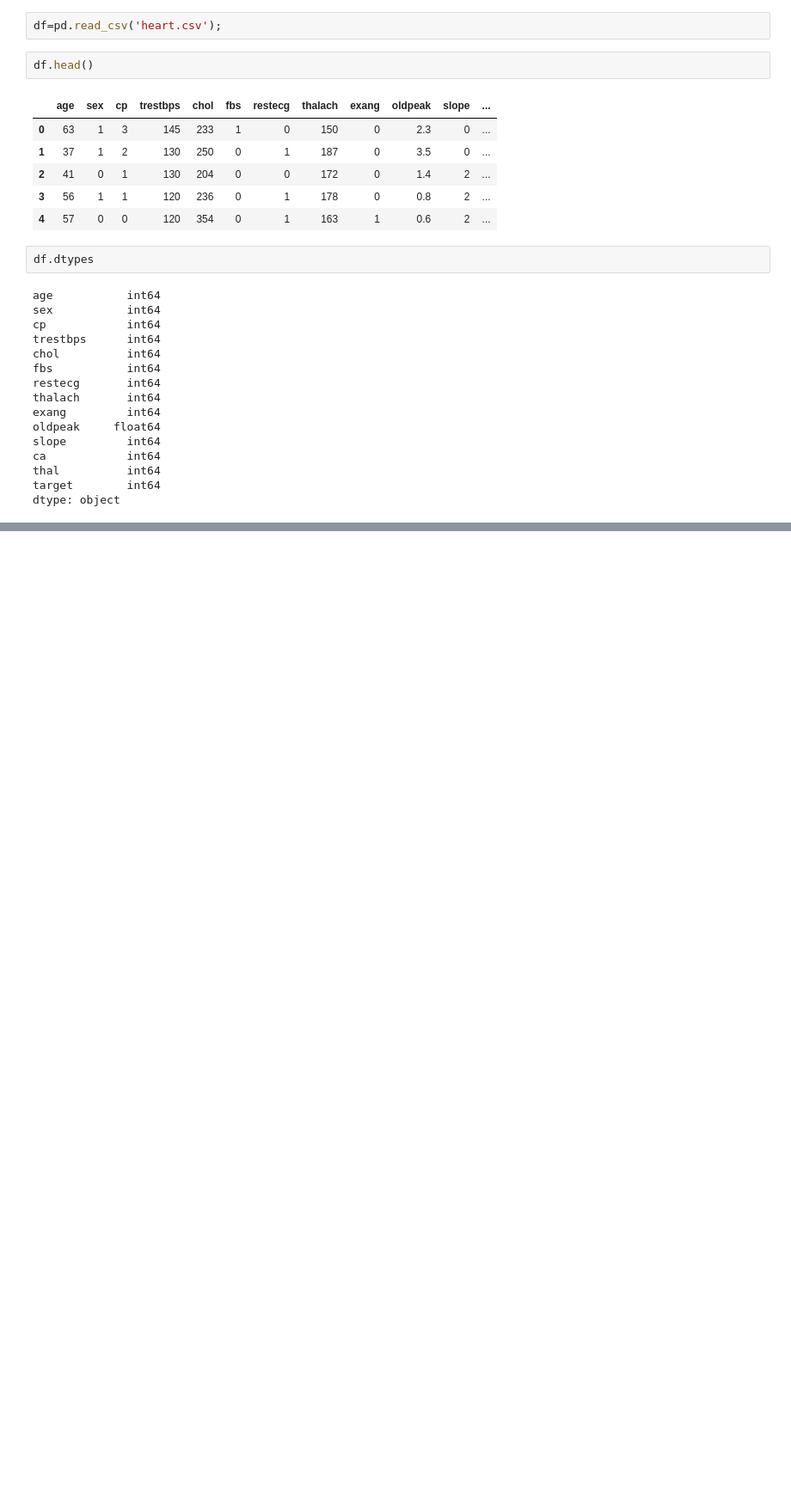
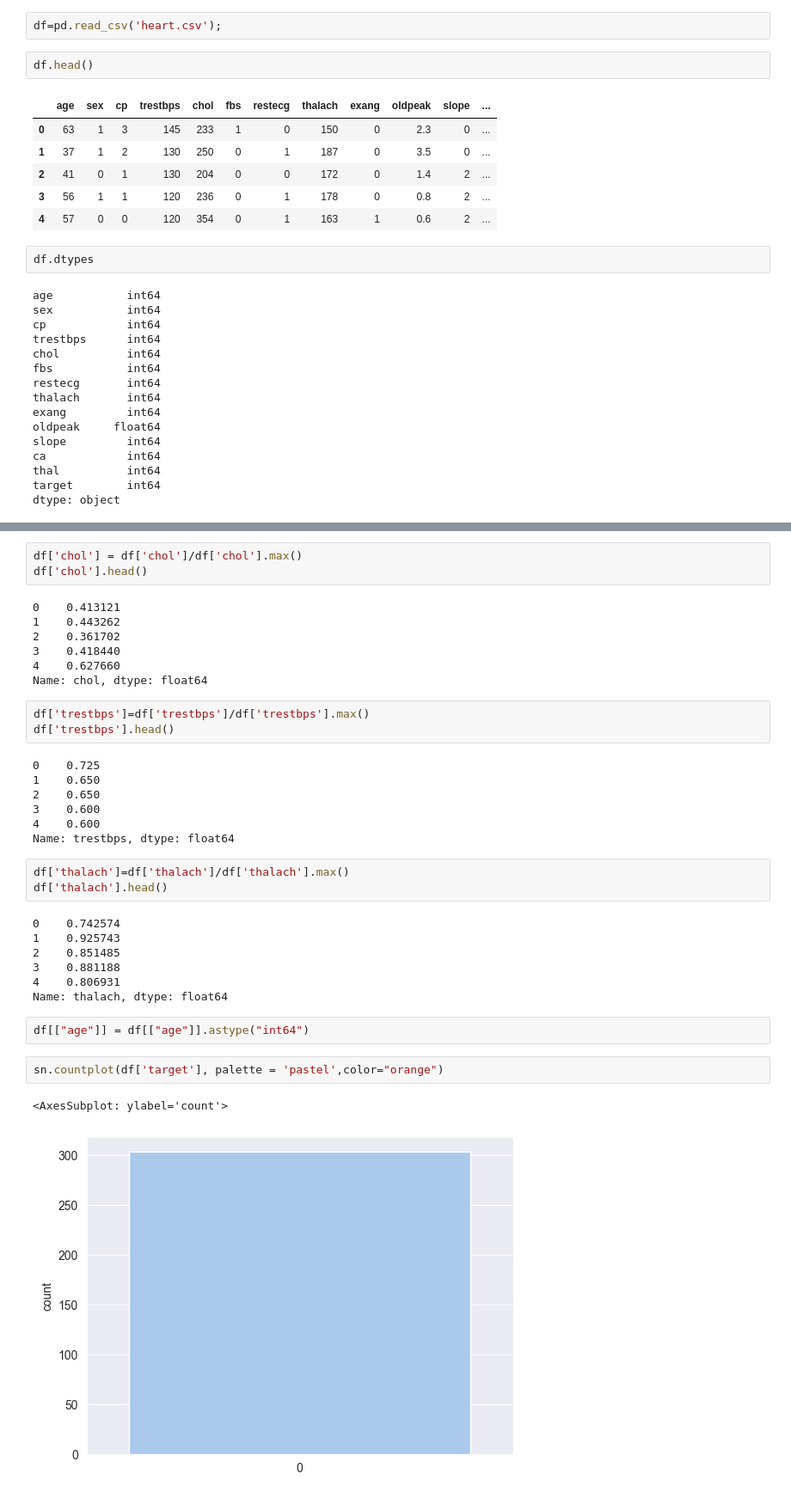
Before and after one commit to 18-RAJAT/Heart-Disease-Prediction, a Jupyter notebook: Heart-Disease-Prediction.ipynb, the cells around one changed output, grey strips where cells are left out. Shown: that part at 86% size. Drawn from its saved outputs; the diff is of its cells as text; blank space fills up the shorter version.

```diff
--- a/Heart-Disease-Prediction.ipynb
+++ b/Heart-Disease-Prediction.ipynb
@@ -35,0 +41,37 @@ dtype: object
+# %%
+df['chol'] = df['chol']/df['chol'].max()
+df['chol'].head()
+# %% [output]
+0    0.413121
+1    0.443262
+2    0.361702
+3    0.418440
+4    0.627660
+Name: chol, dtype: float64
+# %%
+df['trestbps']=df['trestbps']/df['trestbps'].max()
+df['trestbps'].head()
+# %% [output]
+0    0.725
+1    0.650
+2    0.650
+3    0.600
+4    0.600
+Name: trestbps, dtype: float64
+# %%
+df['thalach']=df['thalach']/df['thalach'].max()
+df['thalach'].head()
+# %% [output]
+0    0.742574
+1    0.925743
+2    0.851485
+3    0.881188
+4    0.806931
+Name: thalach, dtype: float64
+# %%
+df[["age"]] = df[["age"]].astype("int64")
+# %%
+sn.countplot(df['target'], palette = 'pastel',color="orange")
+# %% [output]
+<AxesSubplot: ylabel='count'>
+[figure, added]
```
Also changed, not shown: parts of 1 cell of this notebook.
